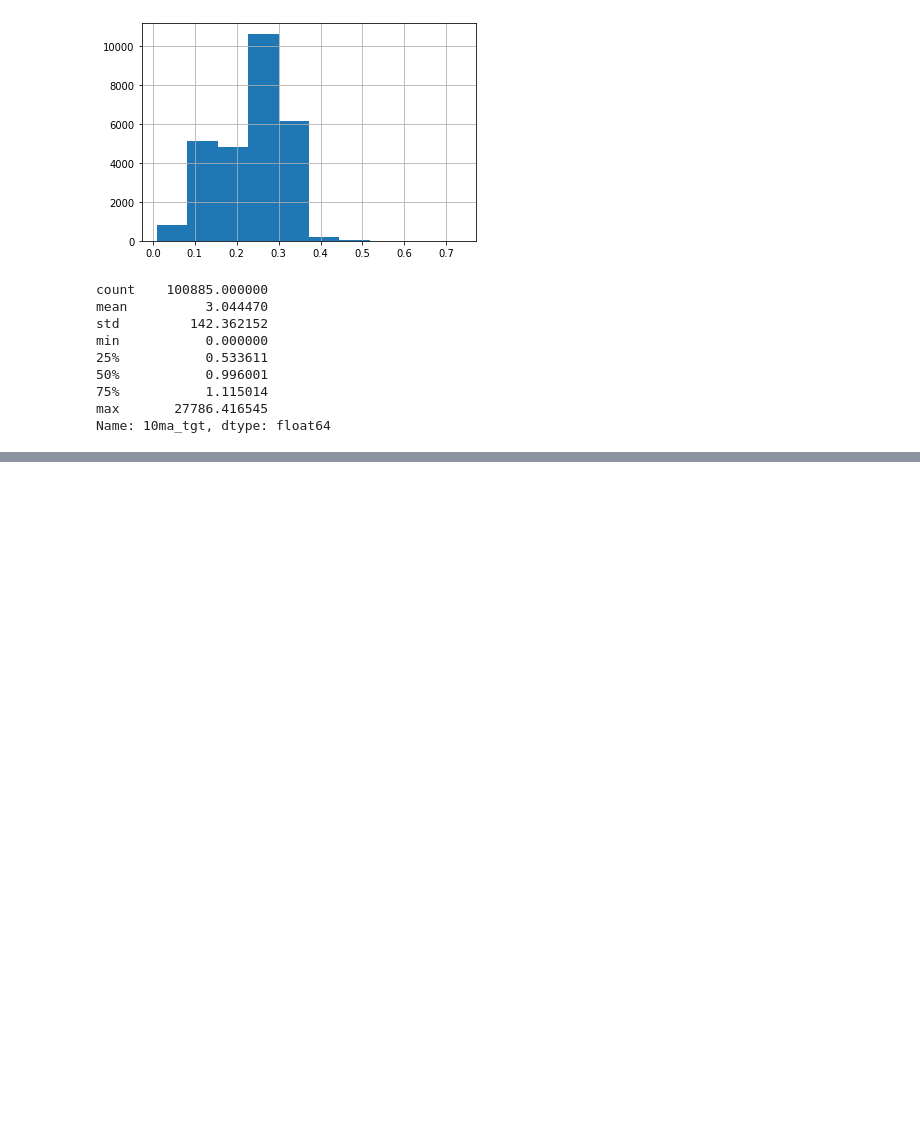
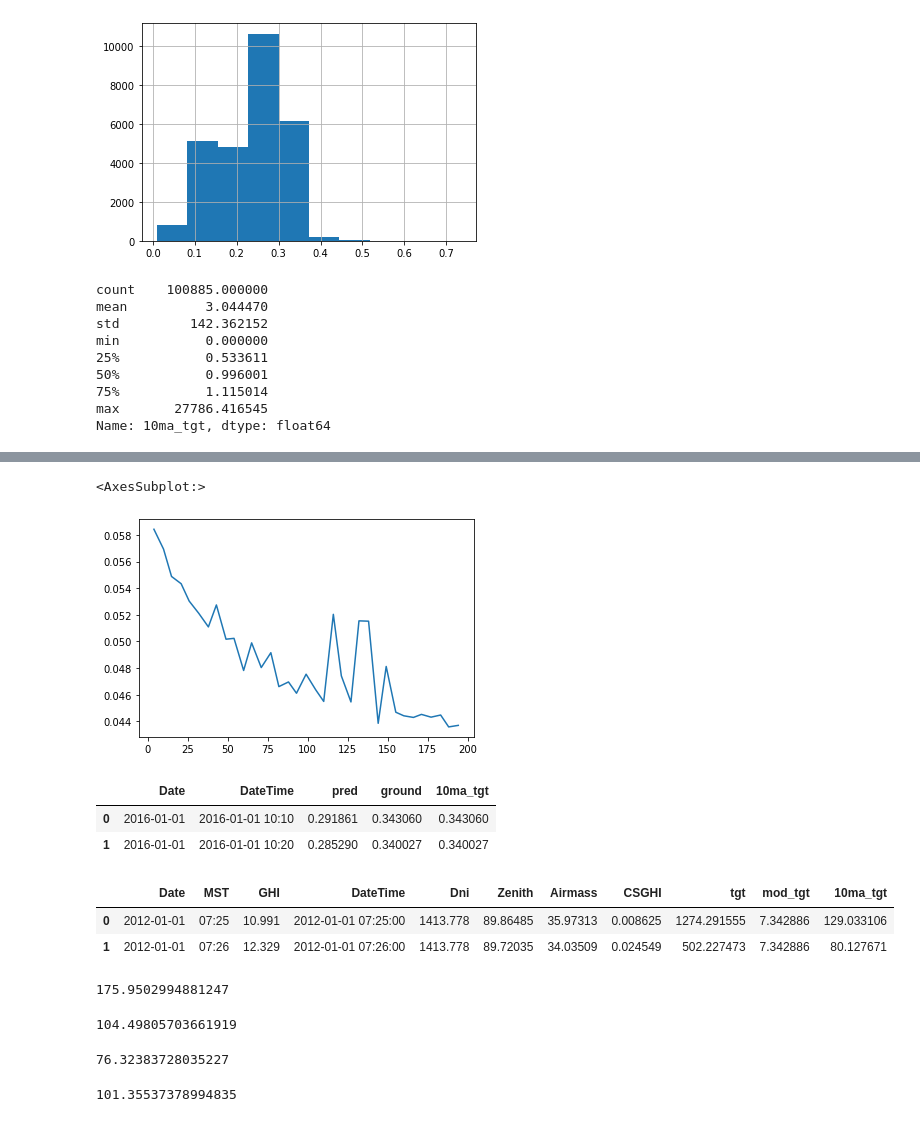
Before and after one commit to vin136/Solar-forcast, a Jupyter notebook: nbs/CSI.ipynb, the cells around one changed output, grey strips where cells are left out. Drawn from its saved outputs; the diff is of its cells as text; code cells hidden in the pictures; blank space fills up the shorter version.

```diff
--- a/nbs/CSI.ipynb
+++ b/nbs/CSI.ipynb
@@ -627,0 +680,5 @@ Name: 10ma_tgt, dtype: float64
+# %%
+d['val_loss'].dropna().plot()
+# %% [output]
+<AxesSubplot:>
+[figure, added]
@@ -627,0 +687,14 @@ Name: 10ma_tgt, dtype: float64
+# %%
+tst_preds.head(2)
+# %% [output]
+|  | Date | DateTime | pred | ground | 10ma_tgt |
+| 0 | 2016-01-01 | 2016-01-01 10:10 | 0.291861 | 0.343060 | 0.343060 |
+| 1 | 2016-01-01 | 2016-01-01 10:20 | 0.285290 | 0.340027 | 0.340027 |
+# %%
+b_df = pd.read_csv(os.path.join(data_dir, 'Full_SRRL_measurement_timeseries.csv'))
+b_df['DateTime'] = pd.to_datetime(b_df['DateTime'])
+b_df.head(2)
+# %% [output]
+|  | Date | MST | GHI | DateTime | Dni | Zenith | Airmass | CSGHI | tgt | mod_tgt | 10ma_tgt |
+| 0 | 2012-01-01 | 07:25 | 10.991 | 2012-01-01 07:25:00 | 1413.778 | 89.86485 | 35.97313 | 0.008625 | 1274.291555 | 7.342886 | 129.033106 |
+| 1 | 2012-01-01 | 07:26 | 12.329 | 2012-01-01 07:26:00 | 1413.778 | 89.72035 | 34.03509 | 0.024549 | 502.227473 | 7.342886 | 80.127671 |
@@ -627,0 +736,20 @@ Name: 10ma_tgt, dtype: float64
+# %%
+# yes cloudy is bad(can do hypothesis testing for better confirmation.)
+np.sqrt(np.mean((first['pred_ghi'] - first['true_ghi'])**2))
+# %% [output]
+175.9502994881247
+# %%
+# yes cloudy is bad(can do hypothesis testing for better confirmation.)
+np.sqrt(np.mean((second['pred_ghi'] - second['true_ghi'])**2))
+# %% [output]
+104.49805703661919
+# %%
+# yes cloudy is bad(can do hypothesis testing for better confirmation.)
+np.sqrt(np.mean((third['pred_ghi'] - third['true_ghi'])**2))
+# %% [output]
+76.32383728035227
+# %%
+# yes cloudy is bad(can do hypothesis testing for better confirmation.)
+np.sqrt(np.mean((fourth['pred_ghi'] - fourth['true_ghi'])**2))
+# %% [output]
+101.35537378994835
```
Also changed, not shown: parts of 28 cells of this notebook, 8 other files.
